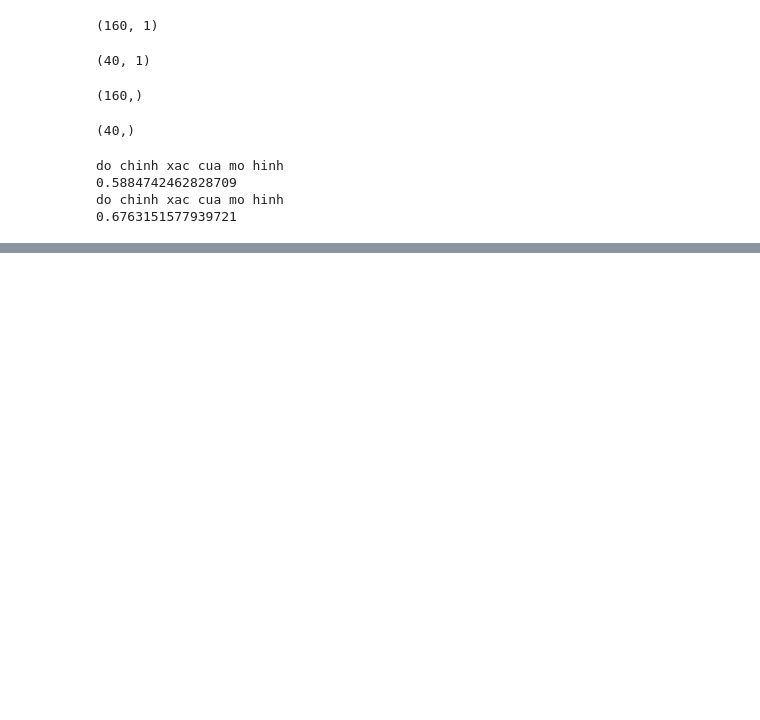
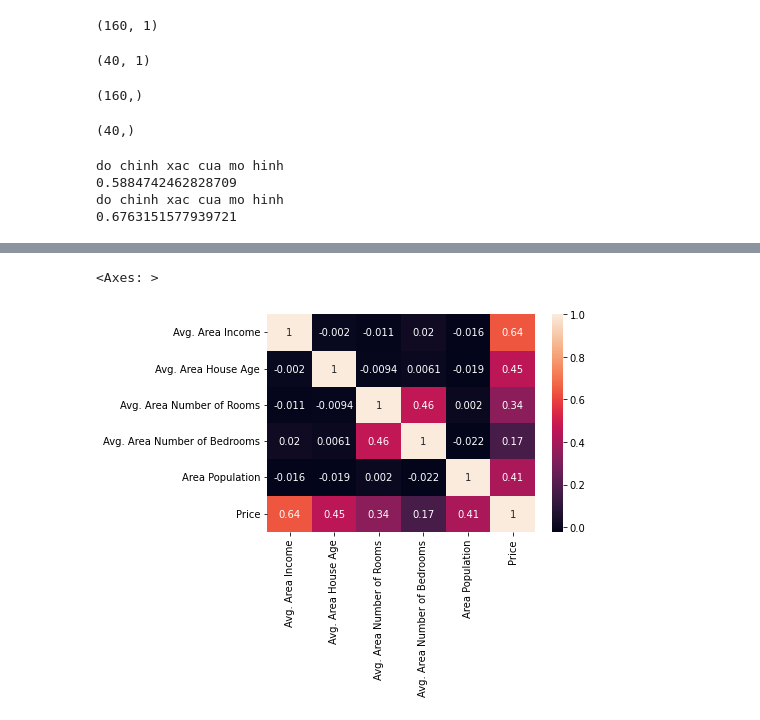
Before and after one commit to TuanLBT/AI_learning, a Jupyter notebook: deep_learning.ipynb, the cells around one changed output, grey strips where cells are left out. Drawn from its saved outputs; the diff is of its cells as text; code cells hidden in the pictures; blank space fills up the shorter version.

```diff
--- a/deep_learning.ipynb
+++ b/deep_learning.ipynb
@@ -647,0 +764,6 @@ do chinh xac cua mo hinh
+# %%
+corr = dataframe.corr()
+sns.heatmap(corr,annot=True)
+# %% [output]
+<Axes: >
+[figure, added]
```
Also changed, not shown: parts of 29 cells of this notebook.
